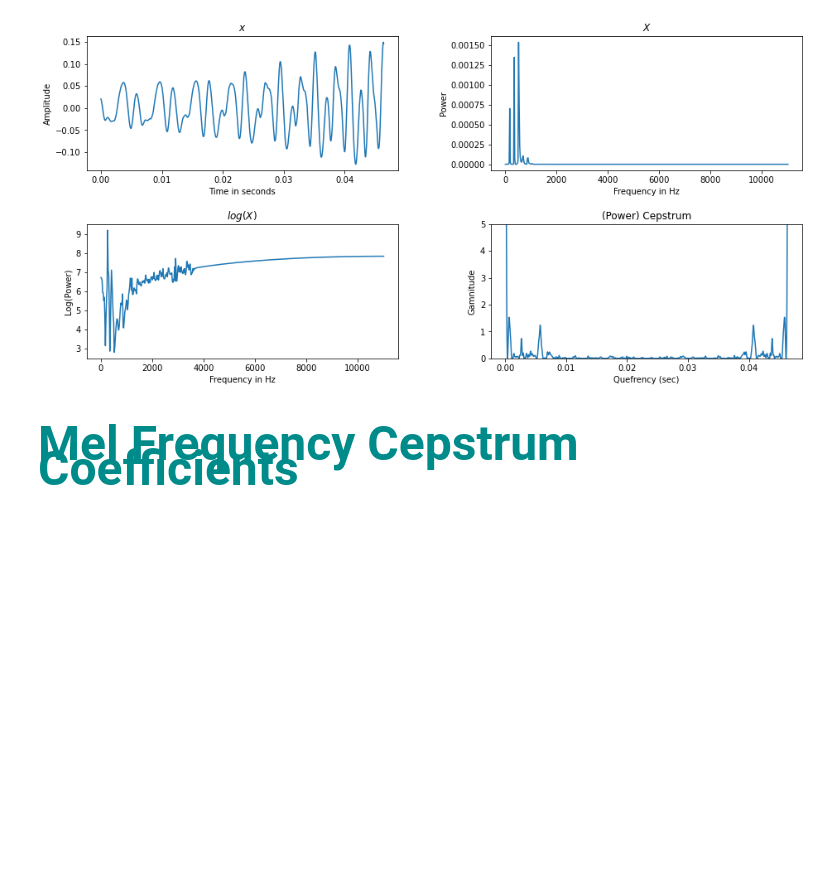
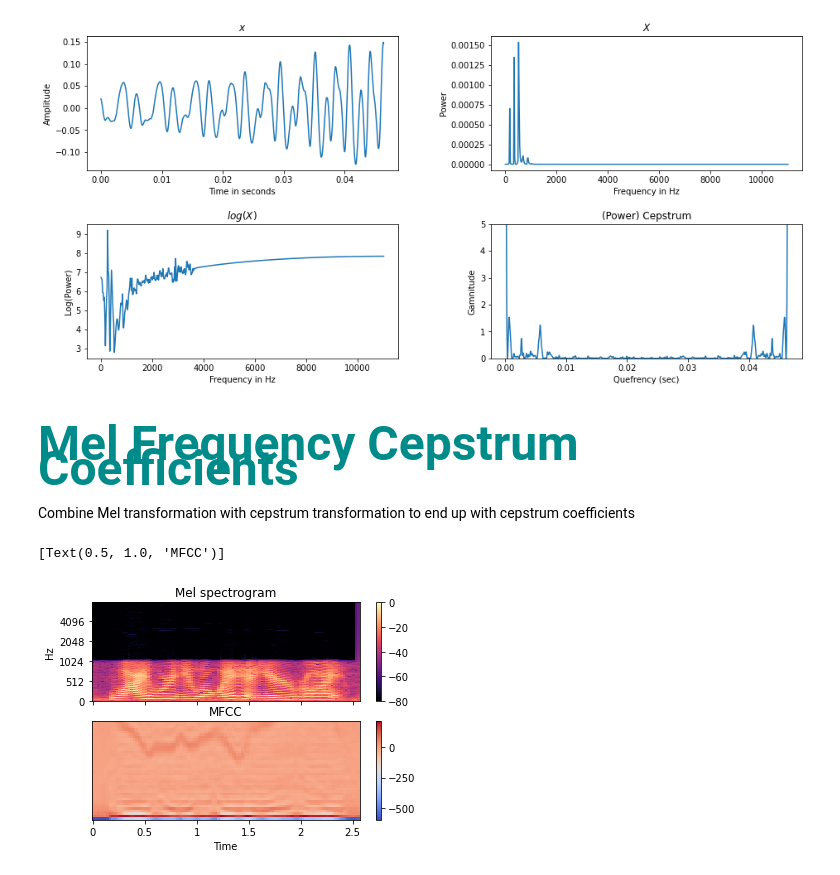
Before and after one commit to HNuijens/PythonAudioProcessing, a Jupyter notebook: Analysis/MFCC.ipynb, the cells around one changed output. Saved outputs shown, nothing was run; the diff lists cells and outputs as text; code cells hidden in the pictures; blank space fills up the shorter version.

Commit message:
added mfcc

```diff
--- a/Analysis/MFCC.ipynb
+++ b/Analysis/MFCC.ipynb
@@ -339,5 +353,3 @@ plt.subplots_adjust(left=0.1,
                     hspace=0.4)
 # %% [output]
 [figure]
-# %% [markdown]
-<h3 style = "font-size:3rem;color:darkcyan">Mel Frequency Cepstrum Coefficients </h3>
@@ -345,0 +356,24 @@ Combine
+# %% [markdown]
+<h3 style = "font-size:3rem;color:darkcyan">Mel Frequency Cepstrum Coefficients </h3>
+# %% [markdown]
+Combine Mel transformation with cepstrum transformation to end up with cepstrum coefficients
+# %%
+# import audio file
+signal , sample_rate = librosa.load('../samples/Speech.wav')
+mfccs = librosa.feature.mfcc(y=signal, sr=sample_rate, n_mfcc=40)
+
+STFT = librosa.stft(signal, n_fft=2048)
+
+fig, ax = plt.subplots(nrows=2, sharex=True)
+img = librosa.display.specshow(librosa.power_to_db(STFT, ref=np.max),
+                               x_axis='time', y_axis='mel', fmax=8000,
+                               ax=ax[0])
+fig.colorbar(img, ax=[ax[0]])
+ax[0].set(title='Mel spectrogram')
+ax[0].label_outer()
+img = librosa.display.specshow(mfccs, x_axis='time', ax=ax[1])
+fig.colorbar(img, ax=[ax[1]])
+ax[1].set(title='MFCC')
+# %% [output]
+[Text(0.5, 1.0, 'MFCC')]
+[figure, added]
```
Also changed, not shown: parts of 20 cells of this notebook.
